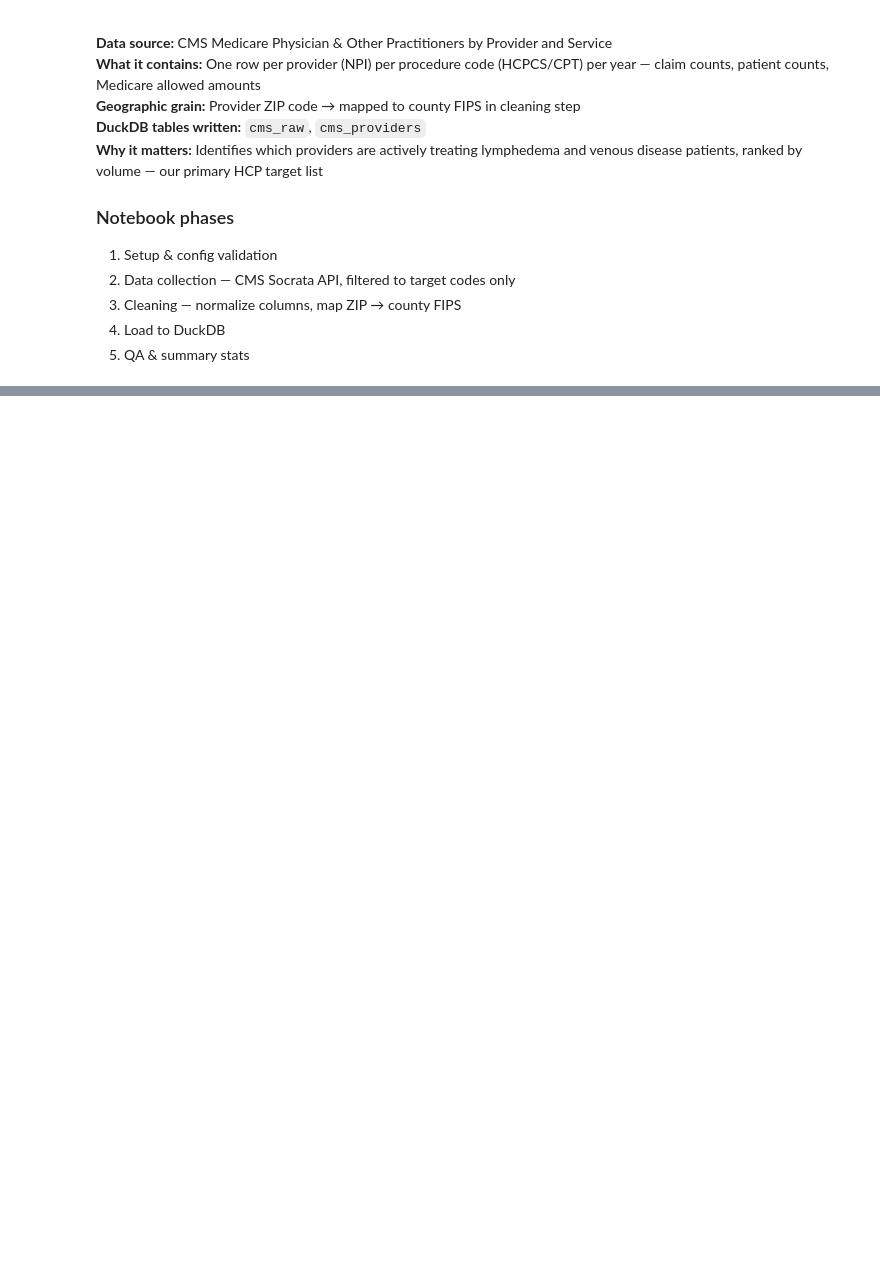
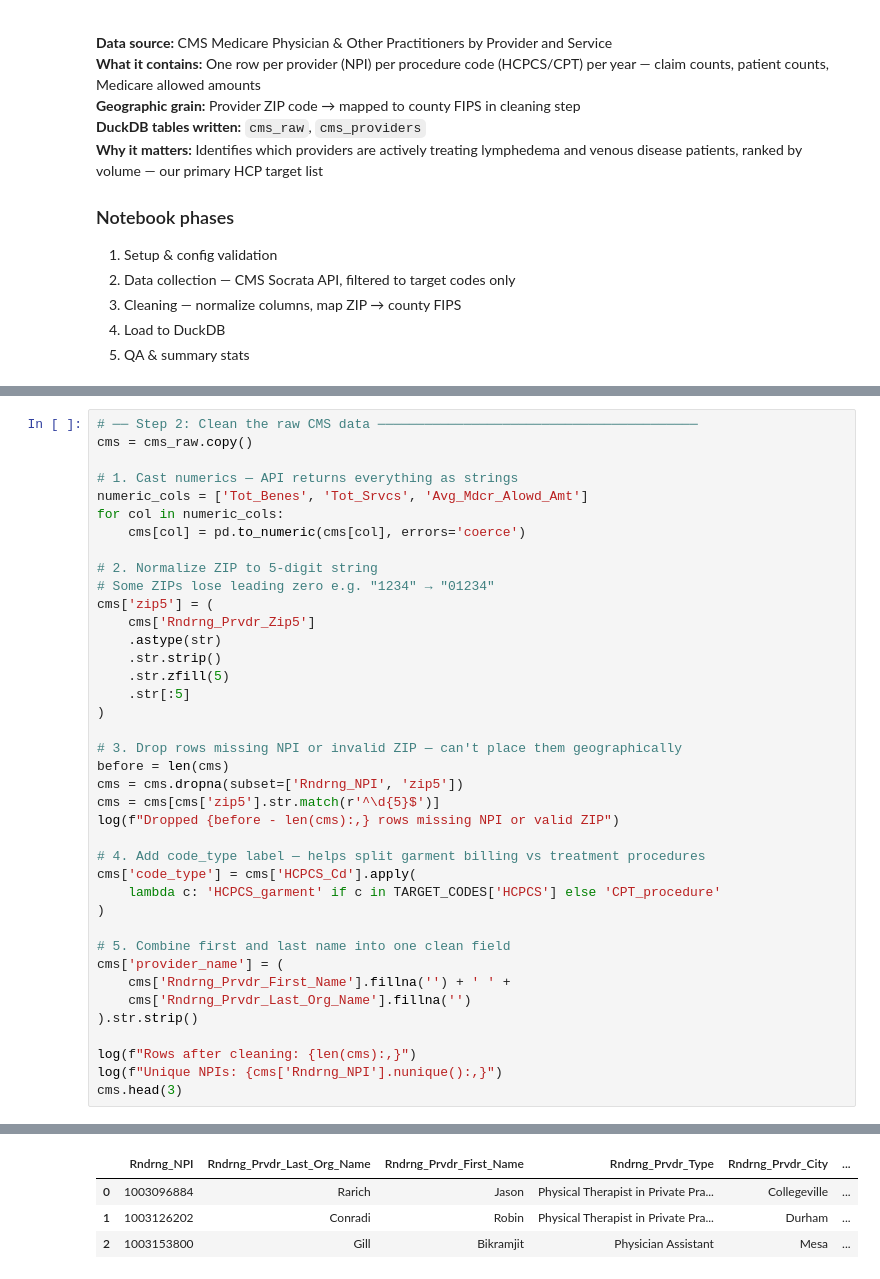
Before and after one commit to deadskiii/findingclaims, a Jupyter notebook: notebooks/01_cms_medicare.ipynb, the cells around one changed output, grey strips where cells are left out. Drawn from its saved outputs; the diff is of its cells as text; blank space fills up the shorter version.

```diff
--- a/notebooks/01_cms_medicare.ipynb
+++ b/notebooks/01_cms_medicare.ipynb
@@ -22,0 +312,40 @@ ImportError: Error importing numpy: you should not try to import numpy from
+# %%
+# ── Step 2: Clean the raw CMS data ─────────────────────────────────────────
+cms = cms_raw.copy()
+
+# 1. Cast numerics — API returns everything as strings
+numeric_cols = ['Tot_Benes', 'Tot_Srvcs', 'Avg_Mdcr_Alowd_Amt']
+for col in numeric_cols:
+    cms[col] = pd.to_numeric(cms[col], errors='coerce')
+
+# 2. Normalize ZIP to 5-digit string
+# Some ZIPs lose leading zero e.g. "1234" → "01234"
+cms['zip5'] = (
+    cms['Rndrng_Prvdr_Zip5']
+    .astype(str)
+    .str.strip()
+    .str.zfill(5)
+    .str[:5]
+)
+
+# 3. Drop rows missing NPI or invalid ZIP — can't place them geographically
+before = len(cms)
+cms = cms.dropna(subset=['Rndrng_NPI', 'zip5'])
+cms = cms[cms['zip5'].str.match(r'^\d{5}$')]
+log(f"Dropped {before - len(cms):,} rows missing NPI or valid ZIP")
+
+# 4. Add code_type label — helps split garment billing vs treatment procedures
+cms['code_type'] = cms['HCPCS_Cd'].apply(
+    lambda c: 'HCPCS_garment' if c in TARGET_CODES['HCPCS'] else 'CPT_procedure'
+)
+
+# 5. Combine first and last name into one clean field
+cms['provider_name'] = (
+    cms['Rndrng_Prvdr_First_Name'].fillna('') + ' ' +
+    cms['Rndrng_Prvdr_Last_Org_Name'].fillna('')
+).str.strip()
+
+log(f"Rows after cleaning: {len(cms):,}")
+log(f"Unique NPIs: {cms['Rndrng_NPI'].nunique():,}")
+cms.head(3)
+# %% [output]
@@ -22,0 +355,4 @@ ImportError: Error importing numpy: you should not try to import numpy from
+|  | Rndrng_NPI | Rndrng_Prvdr_Last_Org_Name | Rndrng_Prvdr_First_Name | Rndrng_Prvdr_Type | Rndrng_Prvdr_City | ... |
+| 0 | 1003096884 | Rarich | Jason | Physical Therapist in Private Pra... | Collegeville | ... |
+| 1 | 1003126202 | Conradi | Robin | Physical Therapist in Private Pra... | Durham | ... |
+| 2 | 1003153800 | Gill | Bikramjit | Physician Assistant | Mesa | ... |
```
Also changed, not shown: parts of 20 cells of this notebook, 3 other files.
